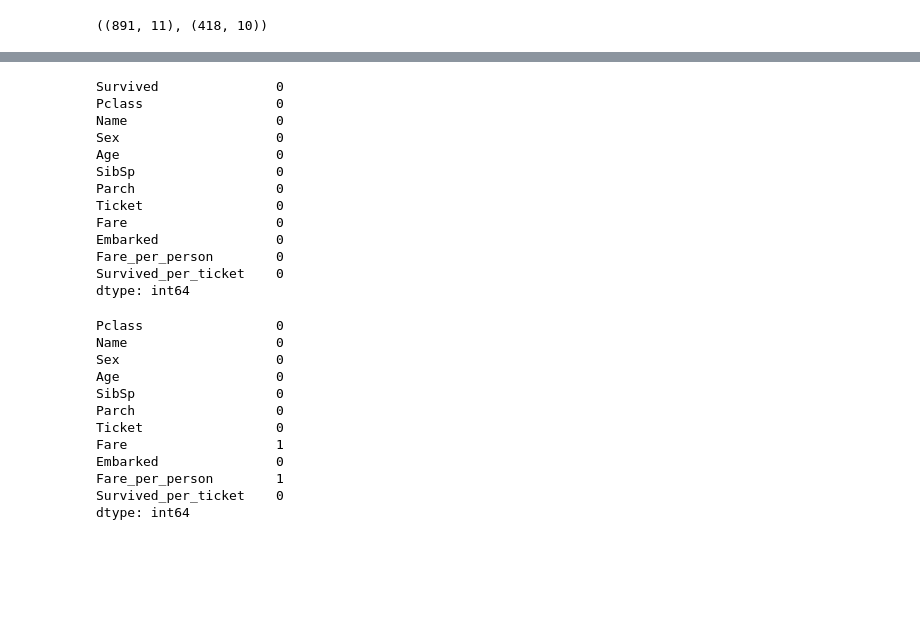
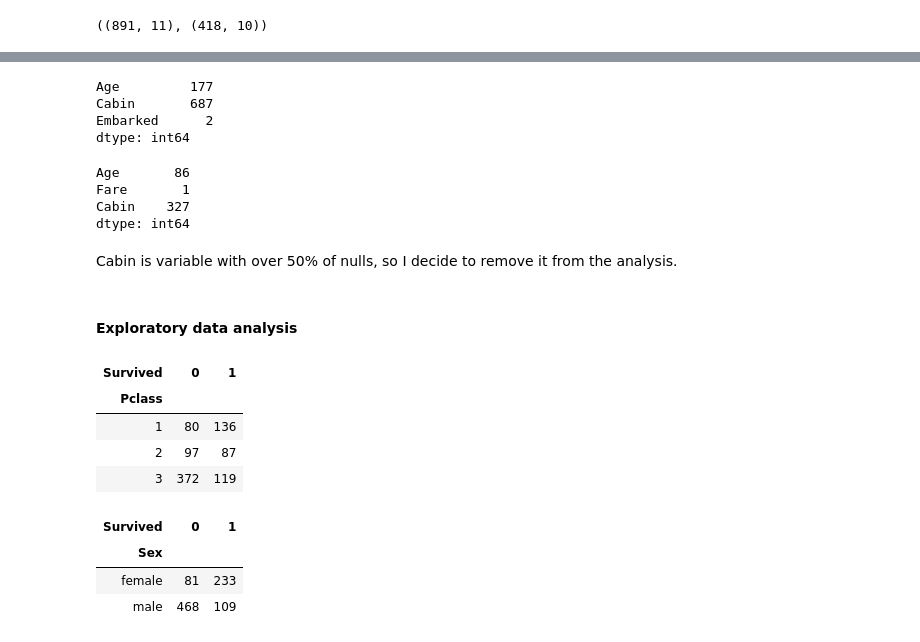
Before and after one commit to kwro/Classification-on-Titanic-dataset, a Jupyter notebook: Titanic Classification.ipynb, the cells around one changed output, grey strips where cells are left out. Saved outputs shown, nothing was run; the diff lists cells and outputs as text; code cells hidden in the pictures; blank space fills up the shorter version.

```diff
--- a/Titanic Classification.ipynb
+++ b/Titanic Classification.ipynb
@@ -44,33 +46,18 @@ train.head()
 # %%
 missing_val_count_by_column_train = (train.isnull().sum())
-missing_val_count_by_column_train
+missing_val_count_by_column_train[missing_val_count_by_column_train>0]
 # %% [output]
-Survived               0
-Pclass                 0
-Name                   0
-Sex                    0
-Age                    0
-SibSp                  0
-Parch                  0
-Ticket                 0
-Fare                   0
-Embarked               0
-Fare_per_person        0
-Survived_per_ticket    0
+Age         177
+Cabin       687
+Embarked      2
 dtype: int64
 # %%
 missing_val_count_by_column_test = (test.isnull().sum())
-missing_val_count_by_column_test
+missing_val_count_by_column_test[missing_val_count_by_column_test>0]
 # %% [output]
-Pclass                 0
-Name                   0
-Sex                    0
-Age                    0
-SibSp                  0
-Parch                  0
-Ticket                 0
-Fare                   1
-Embarked               0
-Fare_per_person        1
-Survived_per_ticket    0
+Age       86
+Fare       1
+Cabin    327
 dtype: int64
+# %% [markdown]
+Cabin is variable with over 50% of nulls, so I decide to remove it from the analysis.
@@ -76,0 +67,17 @@ dtype: int64
+# %% [markdown]
+#### Exploratory data analysis
+# %%
+train.groupby(['Pclass','Survived'])['Name'].count().unstack()
+# %% [output]
+| Survived | 0 | 1 |
+| Pclass |  |  |
+| 1 | 80 | 136 |
+| 2 | 97 | 87 |
+| 3 | 372 | 119 |
+# %%
+train.groupby(['Sex','Survived'])['Name'].count().unstack()
+# %% [output]
+| Survived | 0 | 1 |
+| Sex |  |  |
+| female | 81 | 233 |
+| male | 468 | 109 |
```
Also changed, not shown: parts of 39 cells of this notebook.
